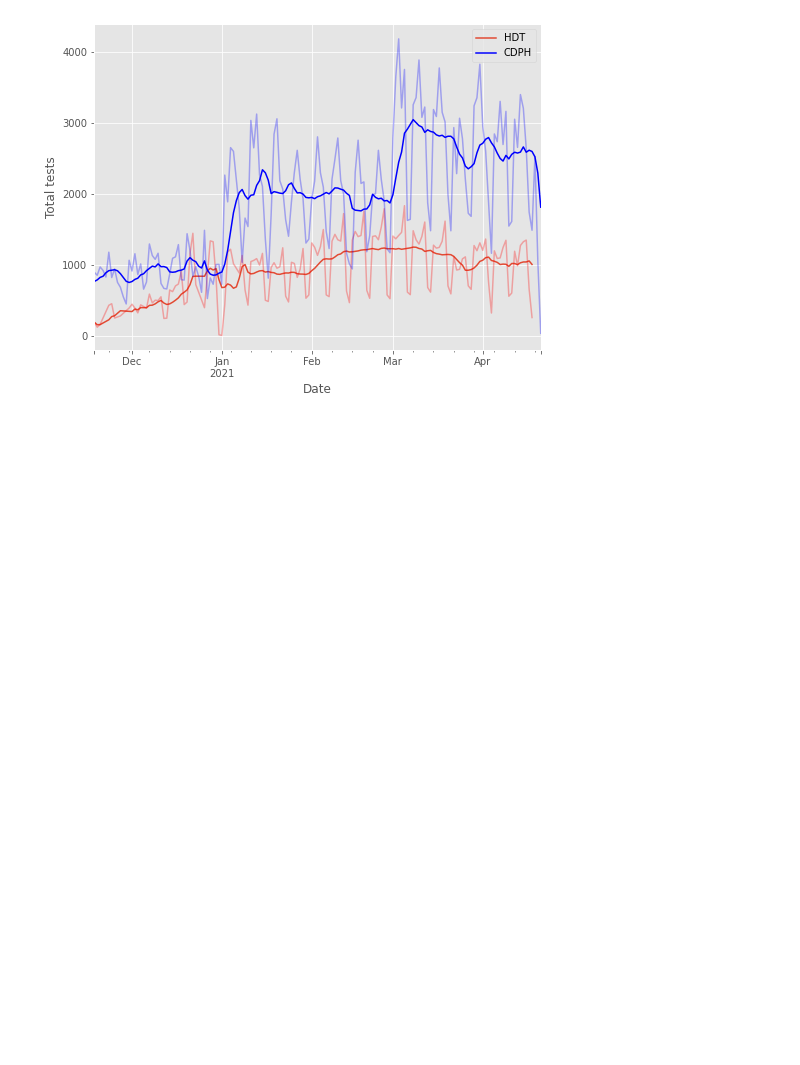
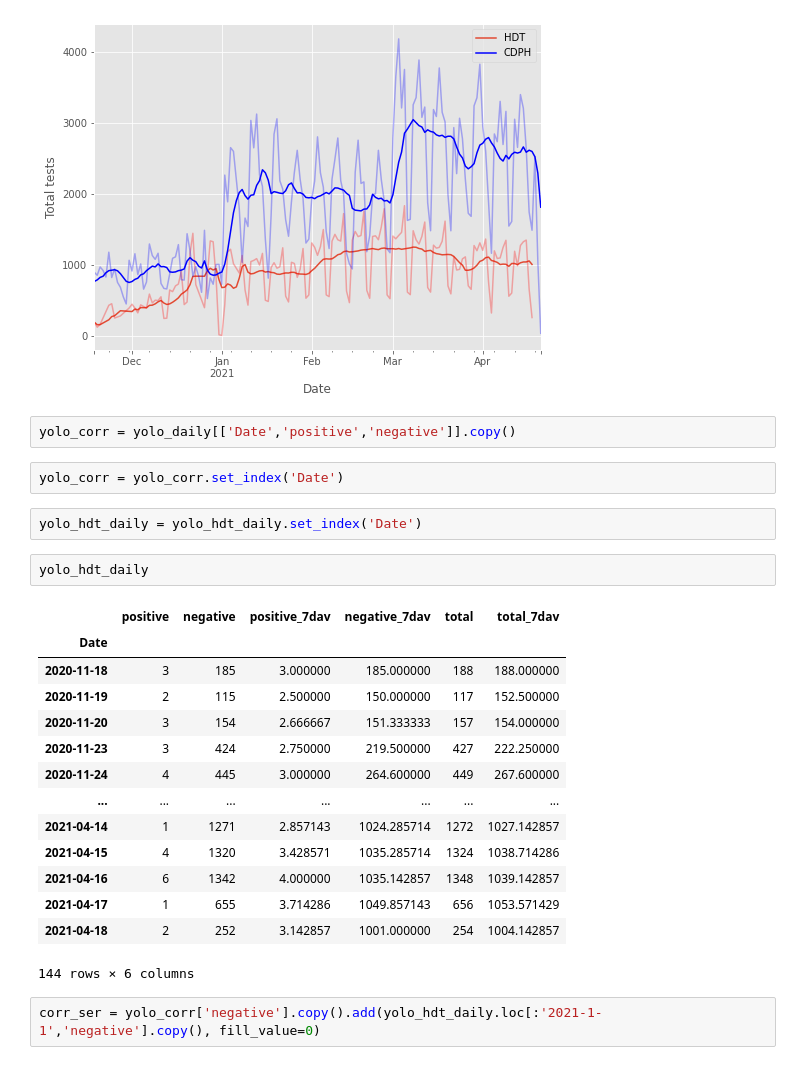
Before and after one commit to jsharpna/CovidCountyComparison, a Jupyter notebook: notebooks/test_data_vis.ipynb, the cells around one changed output. Drawn from its saved outputs; the diff is of its cells as text; blank space fills up the shorter version.

```diff
--- a/notebooks/test_data_vis.ipynb
+++ b/notebooks/test_data_vis.ipynb
@@ -131,3 +116,28 @@ plt.ylabel('Total tests')
 # %% [output]
 Text(0, 0.5, 'Total tests')
 [figure]
+# %%
+yolo_corr = yolo_daily[['Date','positive','negative']].copy()
+# %%
+yolo_corr = yolo_corr.set_index('Date')
+# %%
+yolo_hdt_daily = yolo_hdt_daily.set_index('Date')
+# %%
+yolo_hdt_daily
+# %% [output]
+|  | positive | negative | positive_7dav | negative_7dav | total | total_7dav |
+| Date |  |  |  |  |  |  |
+| 2020-11-18 | 3 | 185 | 3.000000 | 185.000000 | 188 | 188.000000 |
+| 2020-11-19 | 2 | 115 | 2.500000 | 150.000000 | 117 | 152.500000 |
+| 2020-11-20 | 3 | 154 | 2.666667 | 151.333333 | 157 | 154.000000 |
+| 2020-11-23 | 3 | 424 | 2.750000 | 219.500000 | 427 | 222.250000 |
+| 2020-11-24 | 4 | 445 | 3.000000 | 264.600000 | 449 | 267.600000 |
+| ... | ... | ... | ... | ... | ... | ... |
+| 2021-04-14 | 1 | 1271 | 2.857143 | 1024.285714 | 1272 | 1027.142857 |
+| 2021-04-15 | 4 | 1320 | 3.428571 | 1035.285714 | 1324 | 1038.714286 |
+| 2021-04-16 | 6 | 1342 | 4.000000 | 1035.142857 | 1348 | 1039.142857 |
+| 2021-04-17 | 1 | 655 | 3.714286 | 1049.857143 | 656 | 1053.571429 |
+| 2021-04-18 | 2 | 252 | 3.142857 | 1001.000000 | 254 | 1004.142857 |
+144 rows × 6 columns
+# %%
+corr_ser = yolo_corr['negative'].copy().add(yolo_hdt_daily.loc[:'2021-1-1','negative'].copy(), fill_value=0)
```
Also changed, not shown: parts of 16 cells of this notebook.
